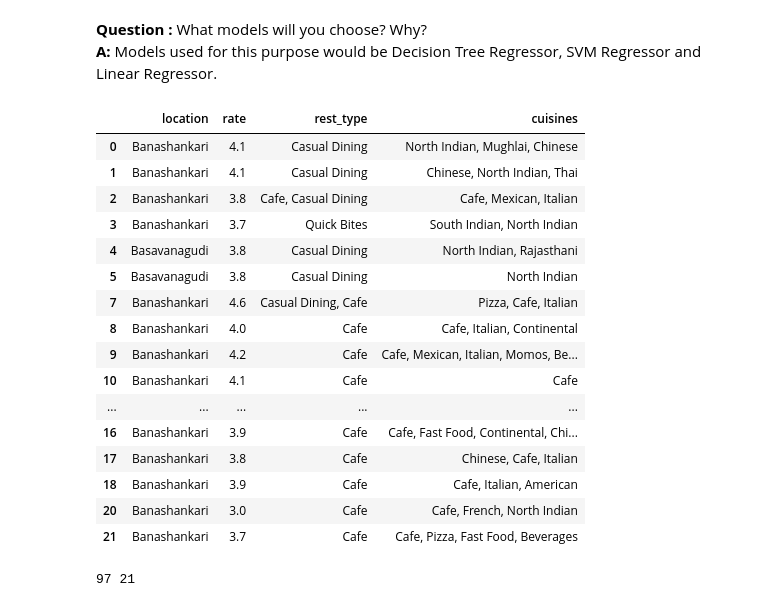
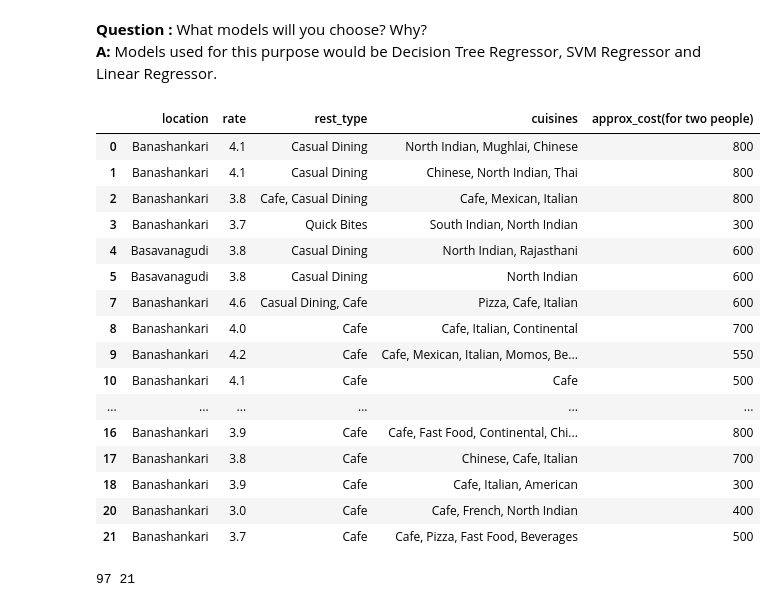
Before and after one commit to NavneetPrakashSingh/assignment-1-dataScience, a Jupyter notebook: A1_Nikhil_Navneet.ipynb, the cells around one changed output. Cells and saved outputs as stored; diff of their text form; code cells hidden in the pictures.

```diff
--- a/A1_Nikhil_Navneet.ipynb
+++ b/A1_Nikhil_Navneet.ipynb
@@ -153,27 +157,27 @@ All the restaurant types in top rating location are: ['Bakery', 'Quick Bites', '
 <b>Question :</b> What models will you choose? Why? <br>
 <b>A:</b> Models used for this purpose would be Decision Tree Regressor, SVM Regressor and Linear Regressor.
 # %%
-X = zomato_df[['location', 'rate', 'rest_type', 'cuisines']]
-Y = zomato_df['approx_cost(for two people)'].apply(lambda x: float(x.replace(',','')))
+X = zomato_df[['location', 'rate', 'rest_type', 'cuisines', 'approx_cost(for two people)']]
+# Y = zomato_df['approx_cost(for two people)'].apply(lambda x: float(x.replace(',','')))
 X[:20]
 # %% [output]
-|  | location | rate | rest_type | cuisines |
-| 0 | Banashankari | 4.1 | Casual Dining | North Indian, Mughlai, Chinese |
-| 1 | Banashankari | 4.1 | Casual Dining | Chinese, North Indian, Thai |
-| 2 | Banashankari | 3.8 | Cafe, Casual Dining | Cafe, Mexican, Italian |
-| 3 | Banashankari | 3.7 | Quick Bites | South Indian, North Indian |
-| 4 | Basavanagudi | 3.8 | Casual Dining | North Indian, Rajasthani |
-| 5 | Basavanagudi | 3.8 | Casual Dining | North Indian |
-| 7 | Banashankari | 4.6 | Casual Dining, Cafe | Pizza, Cafe, Italian |
-| 8 | Banashankari | 4.0 | Cafe | Cafe, Italian, Continental |
-| 9 | Banashankari | 4.2 | Cafe | Cafe, Mexican, Italian, Momos, Be... |
-| 10 | Banashankari | 4.1 | Cafe | Cafe |
-| ... | ... | ... | ... | ... |
-| 16 | Banashankari | 3.9 | Cafe | Cafe, Fast Food, Continental, Chi... |
-| 17 | Banashankari | 3.8 | Cafe | Chinese, Cafe, Italian |
-| 18 | Banashankari | 3.9 | Cafe | Cafe, Italian, American |
-| 20 | Banashankari | 3.0 | Cafe | Cafe, French, North Indian |
-| 21 | Banashankari | 3.7 | Cafe | Cafe, Pizza, Fast Food, Beverages |
+|  | location | rate | rest_type | cuisines | approx_cost(for two people) |
+| 0 | Banashankari | 4.1 | Casual Dining | North Indian, Mughlai, Chinese | 800 |
+| 1 | Banashankari | 4.1 | Casual Dining | Chinese, North Indian, Thai | 800 |
+| 2 | Banashankari | 3.8 | Cafe, Casual Dining | Cafe, Mexican, Italian | 800 |
+| 3 | Banashankari | 3.7 | Quick Bites | South Indian, North Indian | 300 |
+| 4 | Basavanagudi | 3.8 | Casual Dining | North Indian, Rajasthani | 600 |
+| 5 | Basavanagudi | 3.8 | Casual Dining | North Indian | 600 |
+| 7 | Banashankari | 4.6 | Casual Dining, Cafe | Pizza, Cafe, Italian | 600 |
+| 8 | Banashankari | 4.0 | Cafe | Cafe, Italian, Continental | 700 |
+| 9 | Banashankari | 4.2 | Cafe | Cafe, Mexican, Italian, Momos, Be... | 550 |
+| 10 | Banashankari | 4.1 | Cafe | Cafe | 500 |
+| ... | ... | ... | ... | ... | ... |
+| 16 | Banashankari | 3.9 | Cafe | Cafe, Fast Food, Continental, Chi... | 800 |
+| 17 | Banashankari | 3.8 | Cafe | Chinese, Cafe, Italian | 700 |
+| 18 | Banashankari | 3.9 | Cafe | Cafe, Italian, American | 300 |
+| 20 | Banashankari | 3.0 | Cafe | Cafe, French, North Indian | 400 |
+| 21 | Banashankari | 3.7 | Cafe | Cafe, Pizza, Fast Food, Beverages | 500 |
 # %%
 all_cuisines = []
 all_rest_types = []
```
Also changed, not shown: parts of 19 cells of this notebook.
